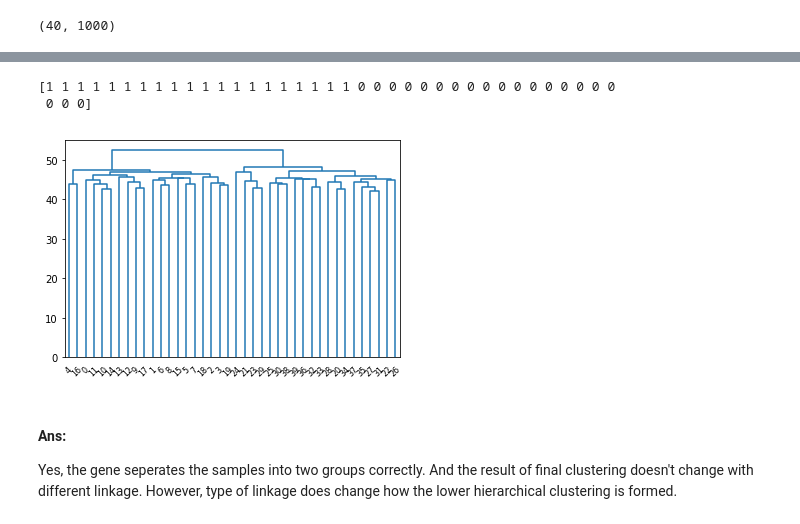
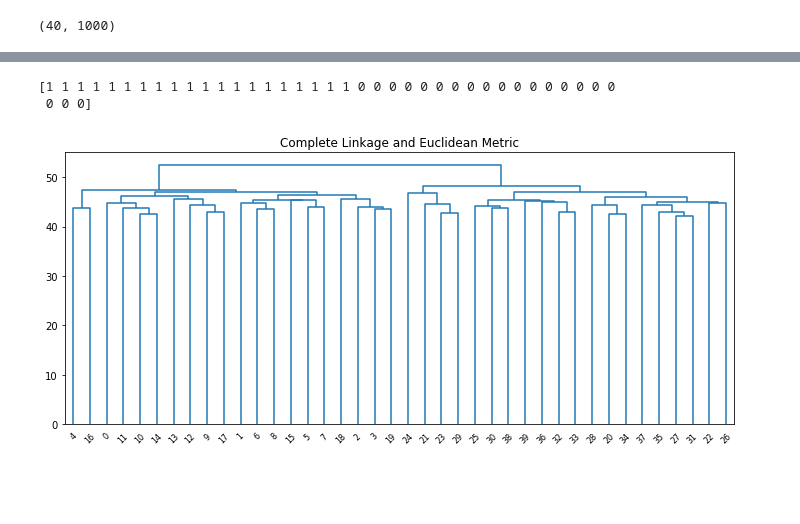
Before and after one commit to ZhuYRY/5018_DataScience, a Jupyter notebook: Lab5/Lab5.ipynb, the cells around one changed output, grey strips where cells are left out. Cells and saved outputs as stored; diff of their text form; code cells hidden in the pictures; blank space fills up the shorter version.

```diff
--- a/Lab5/Lab5.ipynb
+++ b/Lab5/Lab5.ipynb
@@ -162,12 +182,15 @@ dend = shc.dendrogram(shc.linkage(gene, method='average'))
 # %%
-cluster = AgglomerativeClustering(n_clusters=2, affinity='euclidean',linkage='complete')
+# Figure Size
+plt.figure(figsize=(12, 5))
+# Clustering
+cluster = AgglomerativeClustering(n_clusters = 2, affinity = 'euclidean', linkage = 'complete')
+# Predict result
 print(cluster.fit_predict(gene))
-dend = shc.dendrogram(shc.linkage(gene, method='complete'))
+# Plot
+dend = shc.dendrogram(shc.linkage(gene, method = 'complete', metric = 'euclidean'))
+plt.title("Complete Linkage and Euclidean Metric")
+plt.show()
 # %% [output]
 [1 1 1 1 1 1 1 1 1 1 1 1 1 1 1 1 1 1 1 1 0 0 0 0 0 0 0 0 0 0 0 0 0 0 0 0 0
  0 0 0]
-[figure, old version]
+[figure, new version]
-# %% [markdown]
-#### Ans:
-
-Yes, the gene seperates the samples into two groups correctly. And the result of final clustering doesn't change with different linkage. However, type of linkage does change how the lower hierarchical clustering is formed.
```
Also changed, not shown: parts of 15 cells of this notebook, 2 other files.
